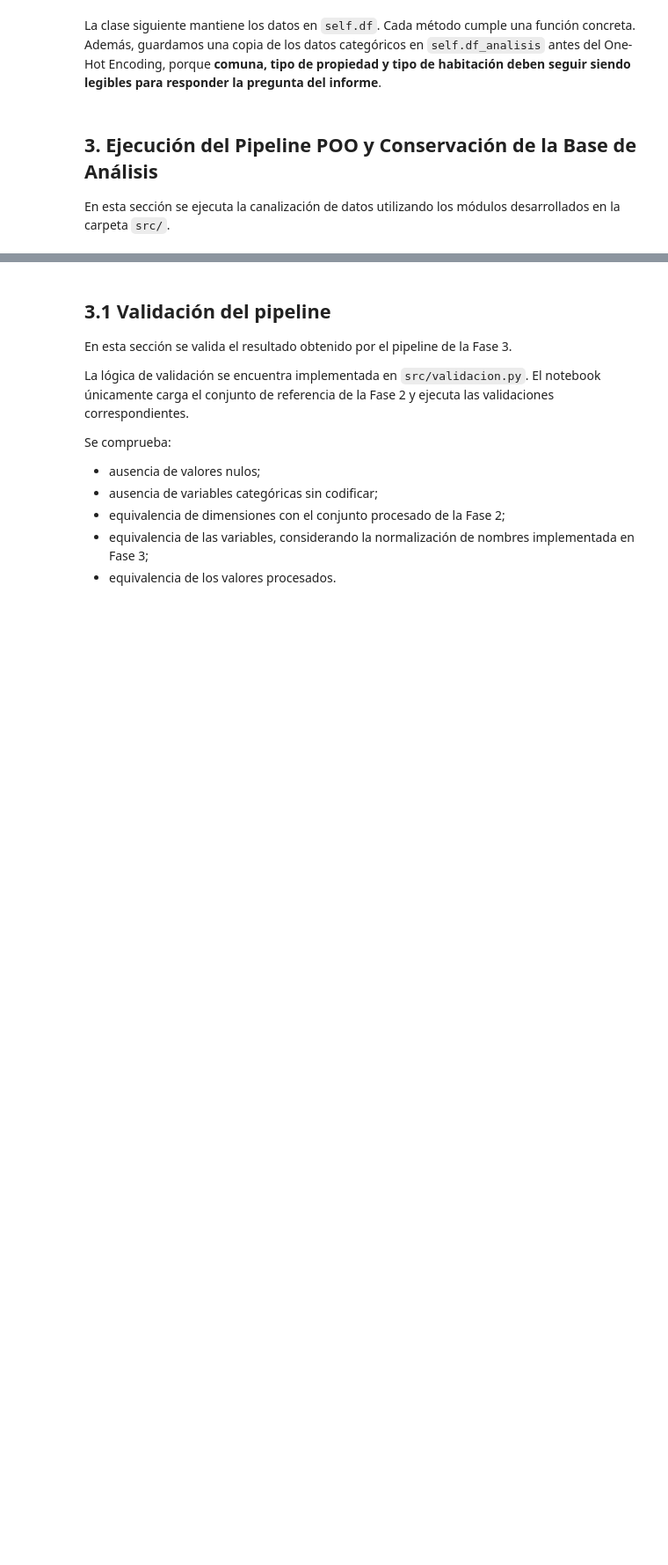
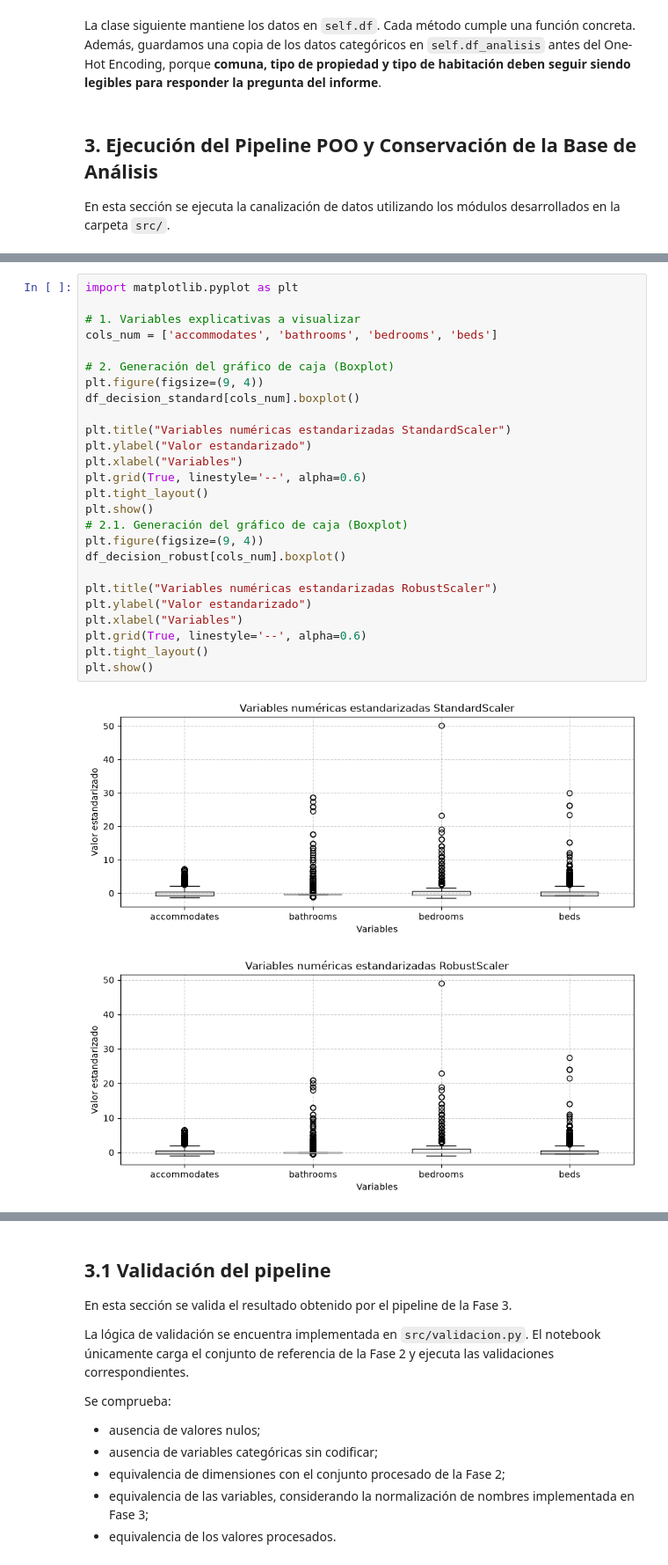
Before and after one commit to Alfredoabraham/proyecto-grupo3-mcdi500, a Jupyter notebook: F3/notebooks/F3_S02_POO_Airbnb_Grupo3_.ipynb, the cells around one changed output, grey strips where cells are left out. Shown at 88% size. Saved outputs shown, nothing was run; the diff lists cells and outputs as text; blank space fills up the shorter version.

Commit message:
feat: añade comparación de Scalers. fix: se reintroduce bloque de Recursividad

```diff
--- a/F3/notebooks/F3_S02_POO_Airbnb_Grupo3_.ipynb
+++ b/F3/notebooks/F3_S02_POO_Airbnb_Grupo3_.ipynb
@@ -191,0 +187,29 @@ display(df_analisis[columnas_visibles].head())
+# %%
+import matplotlib.pyplot as plt
+
+# 1. Variables explicativas a visualizar
+cols_num = ['accommodates', 'bathrooms', 'bedrooms', 'beds']
+
+# 2. Generación del gráfico de caja (Boxplot)
+plt.figure(figsize=(9, 4))
+df_decision_standard[cols_num].boxplot()
+
+plt.title("Variables numéricas estandarizadas StandardScaler")
+plt.ylabel("Valor estandarizado")
+plt.xlabel("Variables")
+plt.grid(True, linestyle='--', alpha=0.6)
+plt.tight_layout()
+plt.show()
+# 2.1. Generación del gráfico de caja (Boxplot)
+plt.figure(figsize=(9, 4))
+df_decision_robust[cols_num].boxplot()
+
+plt.title("Variables numéricas estandarizadas RobustScaler")
+plt.ylabel("Valor estandarizado")
+plt.xlabel("Variables")
+plt.grid(True, linestyle='--', alpha=0.6)
+plt.tight_layout()
+plt.show()
+# %% [output]
+[figure, added]
+[figure, added]
```
Also changed, not shown: parts of 30 cells of this notebook, 1 other file.
